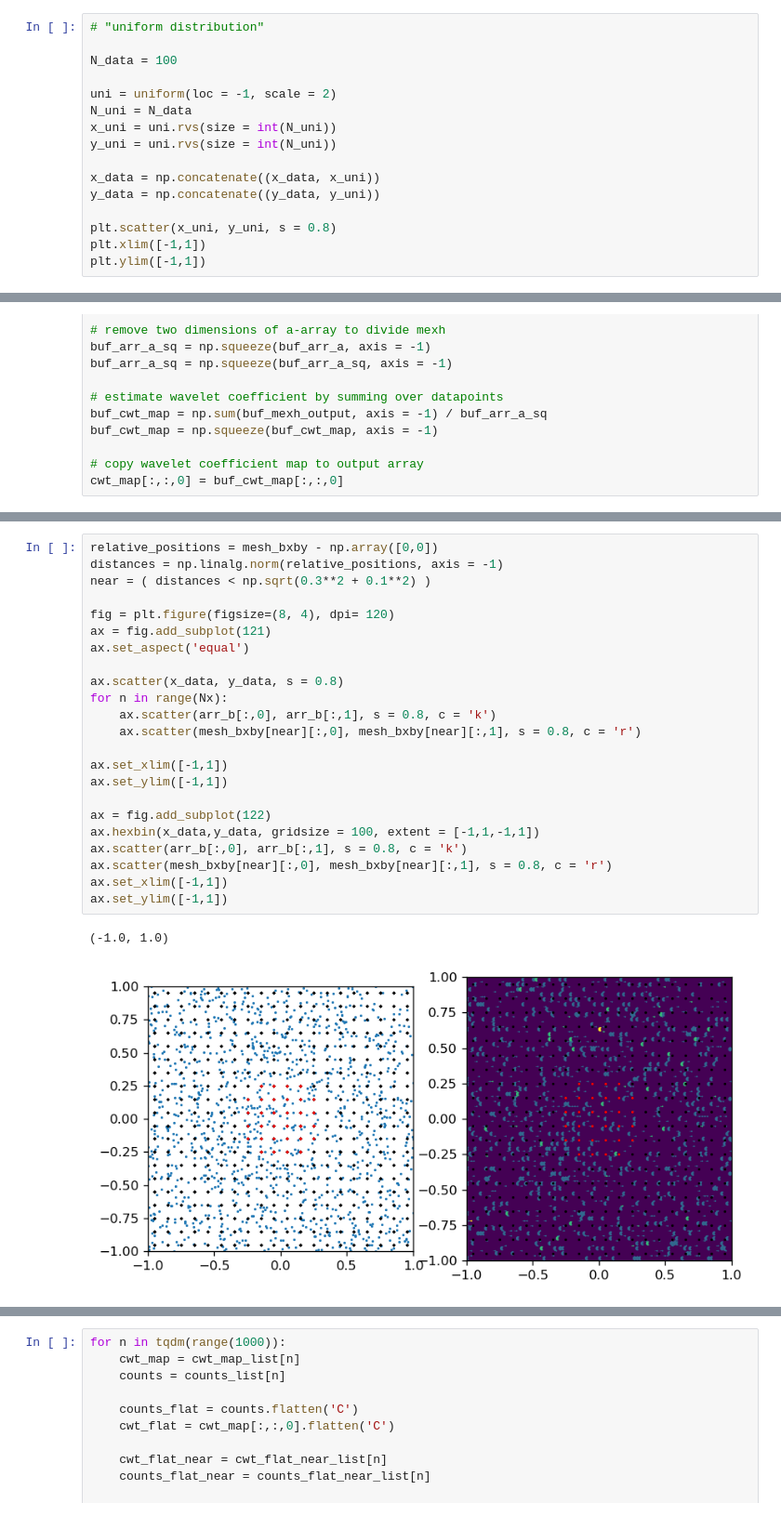
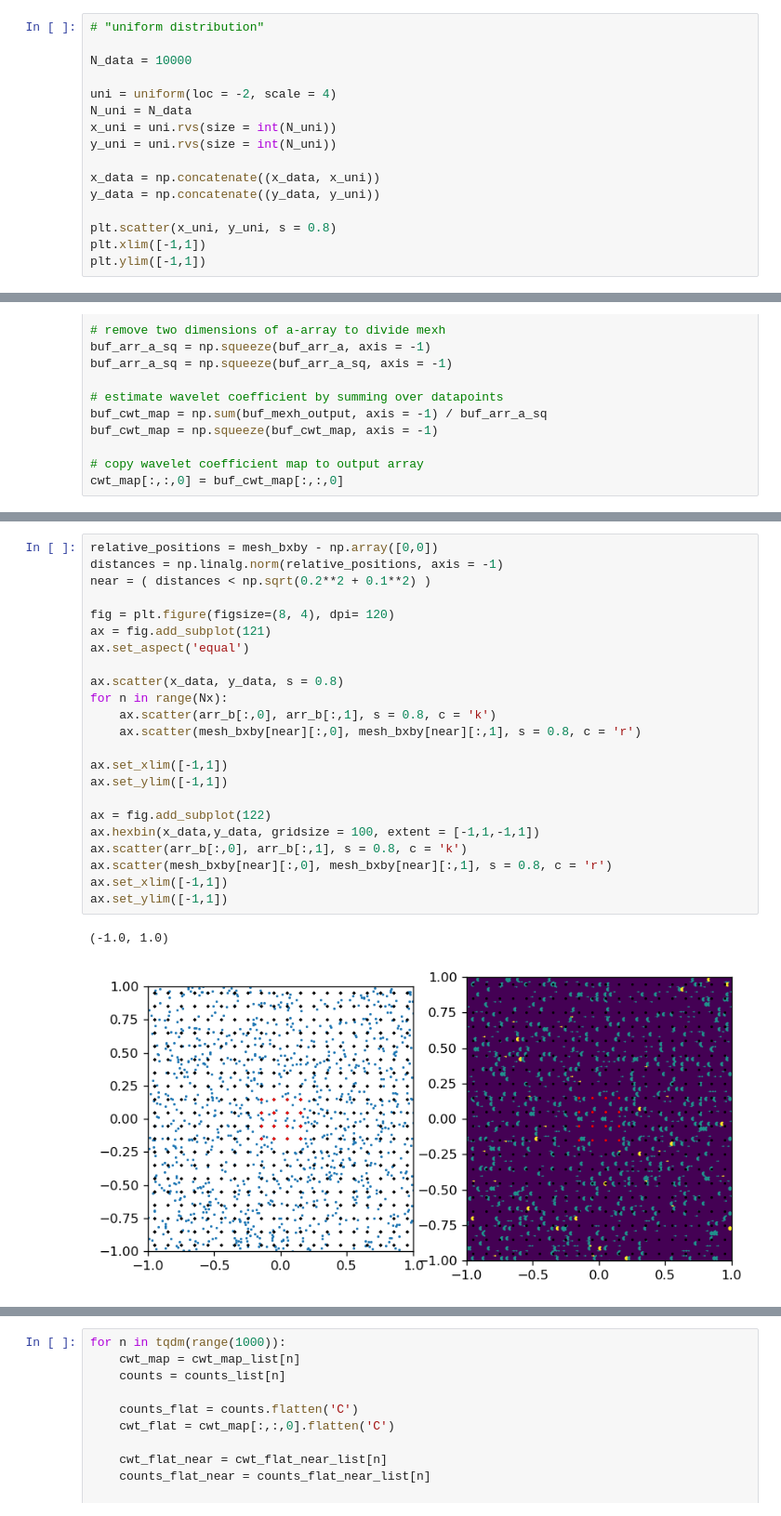
Before and after one commit to edwarddramirez/skysearch, a Jupyter notebook: connection/gaussian_with_background.ipynb, the cells around one changed output, grey strips where cells are left out. Shown: that part at 93% size. Cells and saved outputs as stored; diff of their text form.

```diff
--- a/connection/gaussian_with_background.ipynb
+++ b/connection/gaussian_with_background.ipynb
@@ -37,9 +37,9 @@ ax.set_ylim([-1,1])
 # %%
 # "uniform distribution"
 
-N_data = 100
+N_data = 10000
 
-uni = uniform(loc = -1, scale = 2)
+uni = uniform(loc = -2, scale = 4)
 N_uni = N_data
 x_uni = uni.rvs(size = int(N_uni))
 y_uni = uni.rvs(size = int(N_uni))
@@ -149,29 +149,29 @@ ax.set_ylim([-1,1])
 # %%
 relative_positions = mesh_bxby - np.array([0,0])
 distances = np.linalg.norm(relative_positions, axis = -1)
-near = ( distances < np.sqrt(0.3**2 + 0.1**2) )
+near = ( distances < np.sqrt(0.2**2 + 0.1**2) )
 
 fig = plt.figure(figsize=(8, 4), dpi= 120)
 ax = fig.add_subplot(121)
 ax.set_aspect('equal')
 
 ax.scatter(x_data, y_data, s = 0.8)
 for n in range(Nx):
     ax.scatter(arr_b[:,0], arr_b[:,1], s = 0.8, c = 'k')
     ax.scatter(mesh_bxby[near][:,0], mesh_bxby[near][:,1], s = 0.8, c = 'r')
 
 ax.set_xlim([-1,1])
 ax.set_ylim([-1,1])
 
 ax = fig.add_subplot(122)
 ax.hexbin(x_data,y_data, gridsize = 100, extent = [-1,1,-1,1])
 ax.scatter(arr_b[:,0], arr_b[:,1], s = 0.8, c = 'k')
 ax.scatter(mesh_bxby[near][:,0], mesh_bxby[near][:,1], s = 0.8, c = 'r')
 ax.set_xlim([-1,1])
 ax.set_ylim([-1,1])
 # %% [output]
 (-1.0, 1.0)
-[figure, old version]
+[figure, new version]
 # %%
 # calculate cwt for a faint point source and see how it is related to number of counts
 
```
Also changed, not shown: parts of 22 cells of this notebook, 1 other file.
